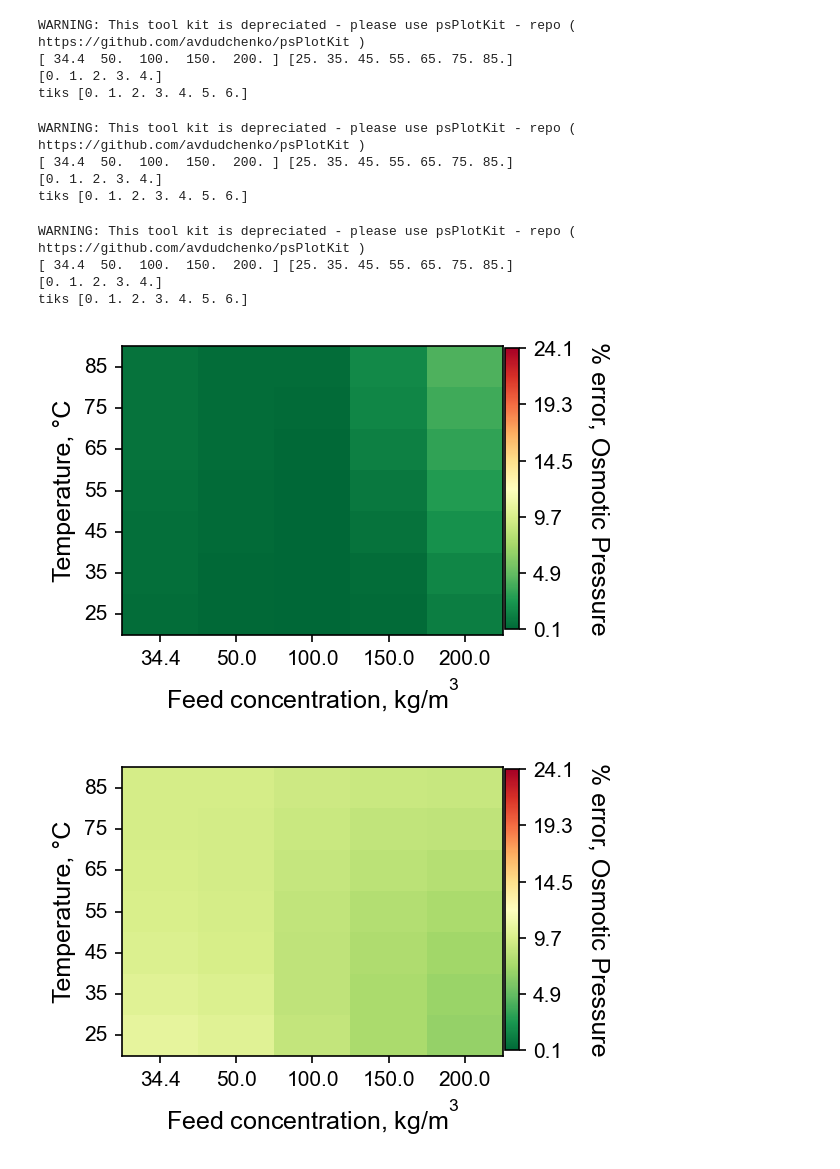
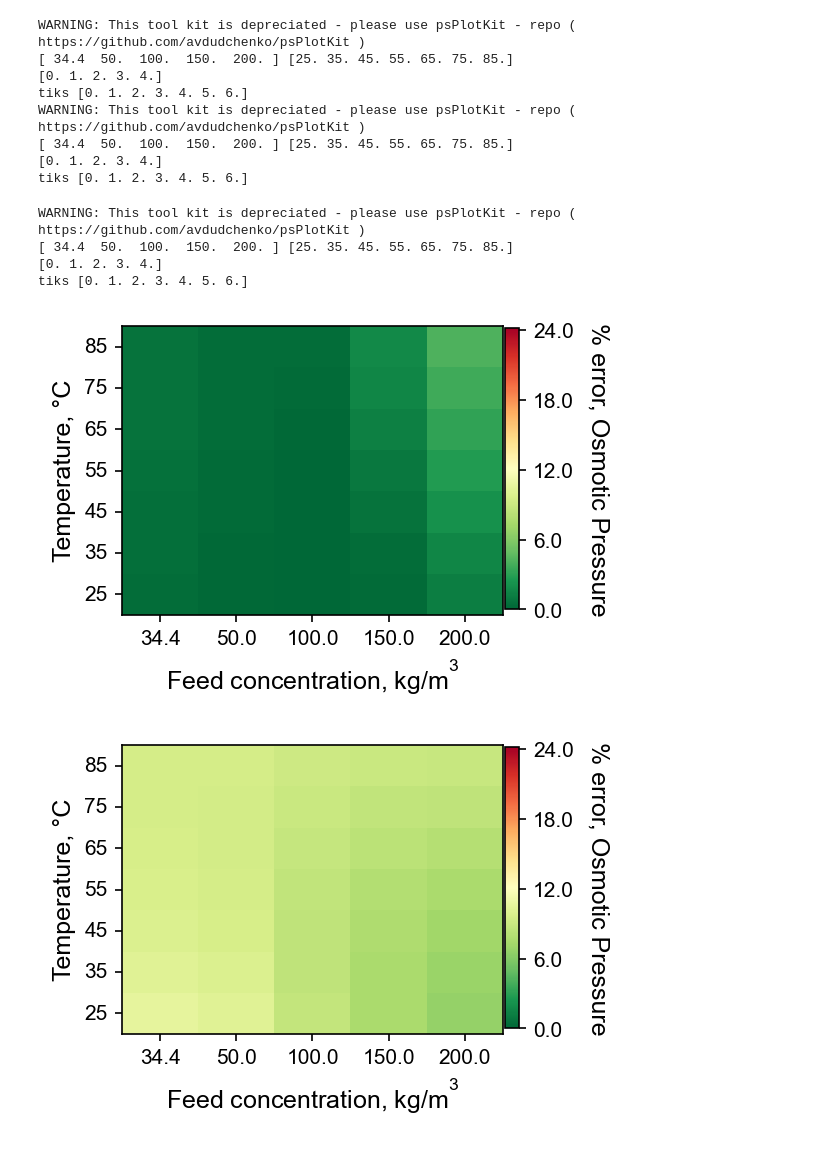
Before and after one commit to savannahsakhai/watertap, a Jupyter notebook: watertap/flowsheets/property_analysis/property_colormaps.ipynb, the cells around one changed output. Drawn from its saved outputs; the diff is of its cells as text; code cells hidden in the pictures.

```diff
--- a/watertap/flowsheets/property_analysis/property_colormaps.ipynb
+++ b/watertap/flowsheets/property_analysis/property_colormaps.ipynb
@@ -41,7 +41,8 @@ yticks = np.around(yticks, decimals=0)
 vmin = np.min(data_property_reatoro["Osmotic Pressure"])/1e5
 vmax = np.max(data_property_reatoro["Osmotic Pressure"])/1e5
 
-zticks = np.linspace(vmin, vmax, 6)
+zticks = np.linspace(vmin, vmax, 5)
+zticks = np.around(zticks, decimals=0)
 figure = fig_generator.figureGenerator()
 figure.init_figure(width=3.5, height=2.5)
 figure.colorMaps["color_map"] = cm.get_cmap("GnBu")
@@ -54,7 +55,7 @@ figure.plot_map(
     vmin=vmin,
     vmax=vmax,
 )
-figure.add_colorbar(zticks=zticks, zlabel="Osmostic Pressure, Bar")
+figure.add_colorbar(zticks=zticks, zformat=0, zlabel="Osmostic Pressure, Bar")
 figure.set_axis_ticklabels(
     xticklabels=xticks,
     yticklabels=yticks,
@@ -68,7 +69,8 @@ figure.save_fig(name="plot_reaktoro_osm_p")
 vmin = np.min(data_property_reatoro["Density"])
 vmax = np.max(data_property_reatoro["Density"])
 
-zticks = np.linspace(vmin, vmax, 6)
+zticks = np.linspace(vmin, vmax, 5)
+zticks = np.around(zticks, decimals=0)
 figure = fig_generator.figureGenerator()
 figure.init_figure(width=3.5, height=2.5)
 figure.colorMaps["color_map"] = cm.get_cmap("GnBu")
@@ -81,7 +83,7 @@ figure.plot_map(
     vmin=vmin,
     vmax=vmax,
 )
-figure.add_colorbar(zticks=zticks, zlabel="Density, kg/m$^{3}$")
+figure.add_colorbar(zticks=zticks, zformat=0, zlabel="Density, kg/m$^{3}$")
 figure.set_axis_ticklabels(
     xticklabels=xticks,
     yticklabels=yticks,
@@ -105,8 +107,9 @@ tiks [0. 1. 2. 3. 4. 5. 6.]
 # %%
-def colormap_prop_error(data, error_data, xticks, yticks, i = "Osmotic Pressure", file_name="file"):
+def colormap_prop_error(data, error_data, xticks, yticks, z_format=0, i = "Osmotic Pressure", file_name="file"):
     vmin = np.min([np.min(error_sea[i]), np.min(error_nacl[i]), np.min(error_simple[i])])
     vmax = np.max([np.max(error_sea[i]), np.max(error_nacl[i]), np.max(error_simple[i])])
-    zticks = np.linspace(vmin, vmax, 6)
+    zticks = np.linspace(vmin, vmax, 5)
+    zticks = np.around(zticks, decimals=z_format)
     figure = fig_generator.figureGenerator()
     figure.init_figure(width=3.5, height=2.5)
     figure.colorMaps["color_map"] = cm.get_cmap("RdYlGn_r") #matplotlib.colormaps.get_cmap(color)
@@ -119,7 +122,7 @@ def colormap_prop_error(data, error_data, xticks, yticks, i = "Osmotic Pressure"
         vmin=vmin,
         vmax=vmax,
     )
-    figure.add_colorbar(zticks=zticks, zlabel="% error, " + i)
+    figure.add_colorbar(zticks=zticks, zformat=1, zlabel="% error, " + i)
     figure.set_axis_ticklabels(
         xticklabels=xticks,
         yticklabels=yticks,
@@ -130,21 +133,21 @@ def colormap_prop_error(data, error_data, xticks, yticks, i = "Osmotic Pressure"
     )
     figure.save_fig(name=file_name)
 # %%
-colormap_prop_error(data_property_seawater, error_sea, xticks, yticks,"Osmotic Pressure", "plot_sea_Osm_P")
-colormap_prop_error(data_property_nacl, error_nacl, xticks, yticks, "Osmotic Pressure", "plot_nacl_Osm_P")
-colormap_prop_error(data_property_simple, error_simple, xticks, yticks, "Osmotic Pressure", "plot_simple_Osm_P")
+colormap_prop_error(data_property_seawater, error_sea, xticks, yticks, 0, "Osmotic Pressure", "plot_sea_Osm_P")
+colormap_prop_error(data_property_nacl, error_nacl, xticks, yticks, 0, "Osmotic Pressure", "plot_nacl_Osm_P")
+colormap_prop_error(data_property_simple, error_simple, xticks, yticks, 0, "Osmotic Pressure", "plot_simple_Osm_P")
 # %% [output]
 WARNING: This tool kit is depreciated - please use psPlotKit - repo ( https://github.com/avdudchenko/psPlotKit )
 [ 34.4  50.  100.  150.  200. ] [25. 35. 45. 55. 65. 75. 85.]
 [0. 1. 2. 3. 4.]
 tiks [0. 1. 2. 3. 4. 5. 6.]
+WARNING: This tool kit is depreciated - please use psPlotKit - repo ( https://github.com/avdudchenko/psPlotKit )
+[ 34.4  50.  100.  150.  200. ] [25. 35. 45. 55. 65. 75. 85.]
+[0. 1. 2. 3. 4.]
+tiks [0. 1. 2. 3. 4. 5. 6.]
 WARNING: This tool kit is depreciated - please use psPlotKit - repo ( https://github.com/avdudchenko/psPlotKit )
 [ 34.4  50.  100.  150.  200. ] [25. 35. 45. 55. 65. 75. 85.]
 [0. 1. 2. 3. 4.]
 tiks [0. 1. 2. 3. 4. 5. 6.]
-WARNING: This tool kit is depreciated - please use psPlotKit - repo ( https://github.com/avdudchenko/psPlotKit )
-[ 34.4  50.  100.  150.  200. ] [25. 35. 45. 55. 65. 75. 85.]
-[0. 1. 2. 3. 4.]
-tiks [0. 1. 2. 3. 4. 5. 6.]
-[figure, old version]
+[figure, new version]
-[figure, old version]
+[figure, new version]
```
Also changed, not shown: parts of 3 cells of this notebook, 17 other files.
